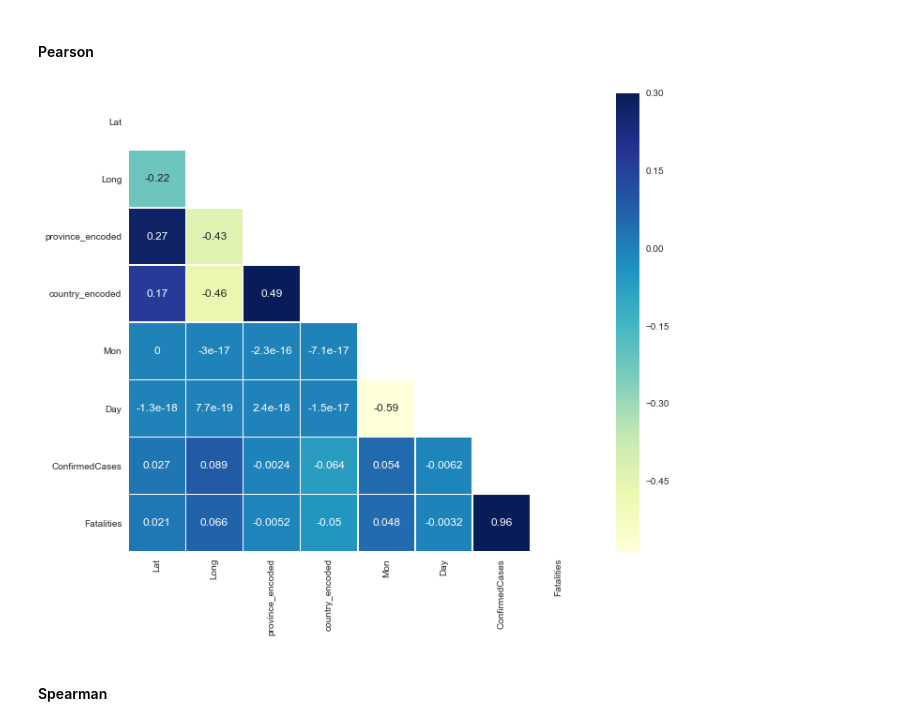
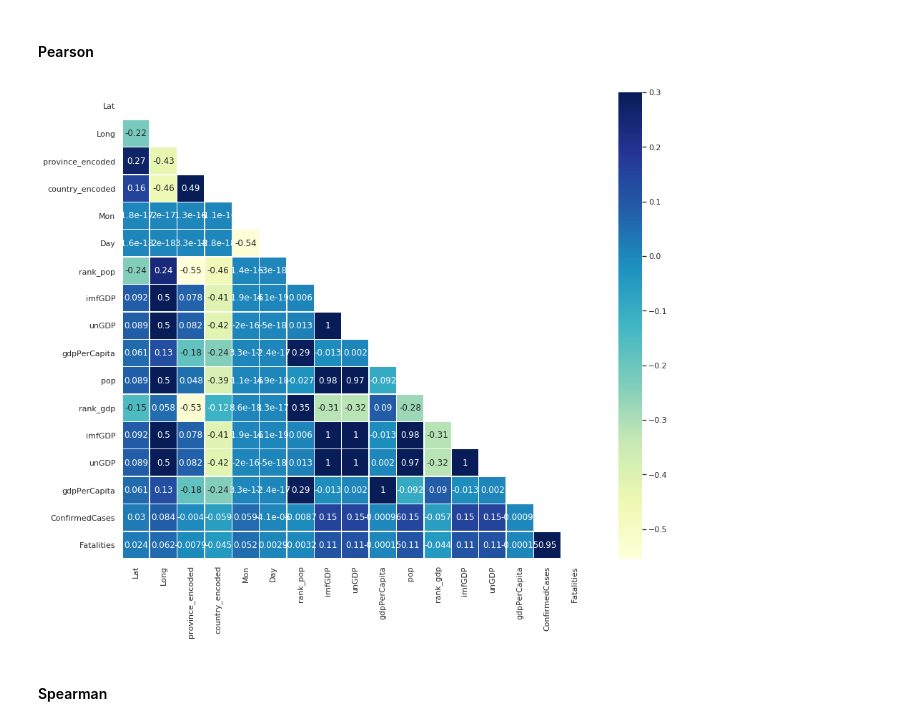
Before and after one commit to silenceliang/COVID19-analysis, a Jupyter notebook: First_week_prediction.ipynb, the cells around one changed output. Saved outputs shown, nothing was run; the diff lists cells and outputs as text; code cells hidden in the pictures.

```diff
--- a/First_week_prediction.ipynb
+++ b/First_week_prediction.ipynb
@@ -189,0 +262,2 @@ train['Day'] = train['Date'].apply(lambda x: int(x.split('-')[2]))
+# %%
+train = pd.merge(train, gdp2020, how='left', left_on = 'Country/Region', right_on = 'country')
@@ -192,3 +322,5 @@ train['Day'] = train['Date'].apply(lambda x: int(x.split('-')[2]))
+# %%
+train = train.fillna(0)
 # %% [markdown]
 Which country has `nan` coordinate ?
 # %%
@@ -198,5 +330,5 @@ array(['Aruba'], dtype=object)
 # %% [markdown]
 Find out coordinate in Aruba from extra information
 # %%
-train.loc[:,'Lat'][train['Country/Region']=='Aruba'] = -69.9683
-train.loc[:,'Long'][train['Country/Region']=='Aruba'] = 12.5211
+# train.loc[:,'Lat'][train['Country/Region']=='Aruba'] = -69.9683
+# train.loc[:,'Long'][train['Country/Region']=='Aruba'] = 12.5211
@@ -211,7 +335,7 @@ See the caveats in the documentation: https://pandas.pydata.org/pandas-docs/stab
 # %% [markdown]
 ### Generate the numeric input for training
 # %%
-numeric_features_X = ['Lat','Long', 'province_encoded' ,'country_encoded','Mon','Day']
+numeric_features_X = ['Lat','Long', 'province_encoded' ,'country_encoded','Mon','Day'] + population2020_numeric_list + gdp2020_numeric_list
 numeric_features_Y = ['ConfirmedCases', 'Fatalities']
 train_numeric_X = train[numeric_features_X]
 train_numeric_Y = train[numeric_features_Y]
@@ -413,14 +577,14 @@ dtype: float64
 # %%
 corr = train[numeric_features_X+numeric_features_Y].corr()
 # Generate a mask for the upper triangle
 mask = np.triu(np.ones_like(corr, dtype=np.bool))
 with sns.axes_style("white"):
     # Draw the heatmap with the mask and correct aspect ratio
-    f, ax = plt.subplots(figsize=(11, 9))
+    f, ax = plt.subplots(figsize=(15, 12))
     ax = sns.heatmap(corr, mask=mask,annot=True,cmap="YlGnBu",vmax=.3, square=True, linewidths=.4)
 plt.show()
 # %% [output]
-[figure, old version]
+[figure, new version]
 # %% [markdown]
 #### Spearman
 # %%
```
Also changed, not shown: parts of 70 cells of this notebook.
